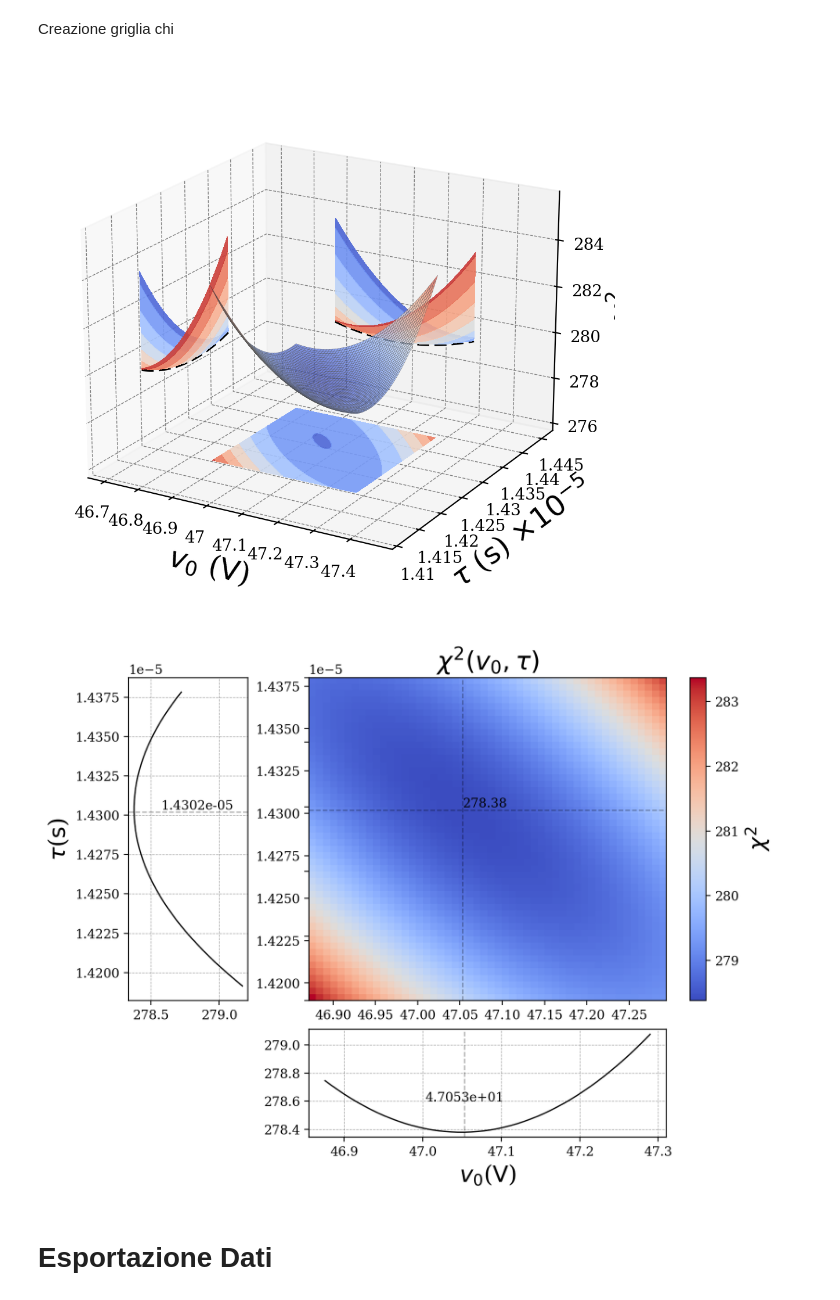
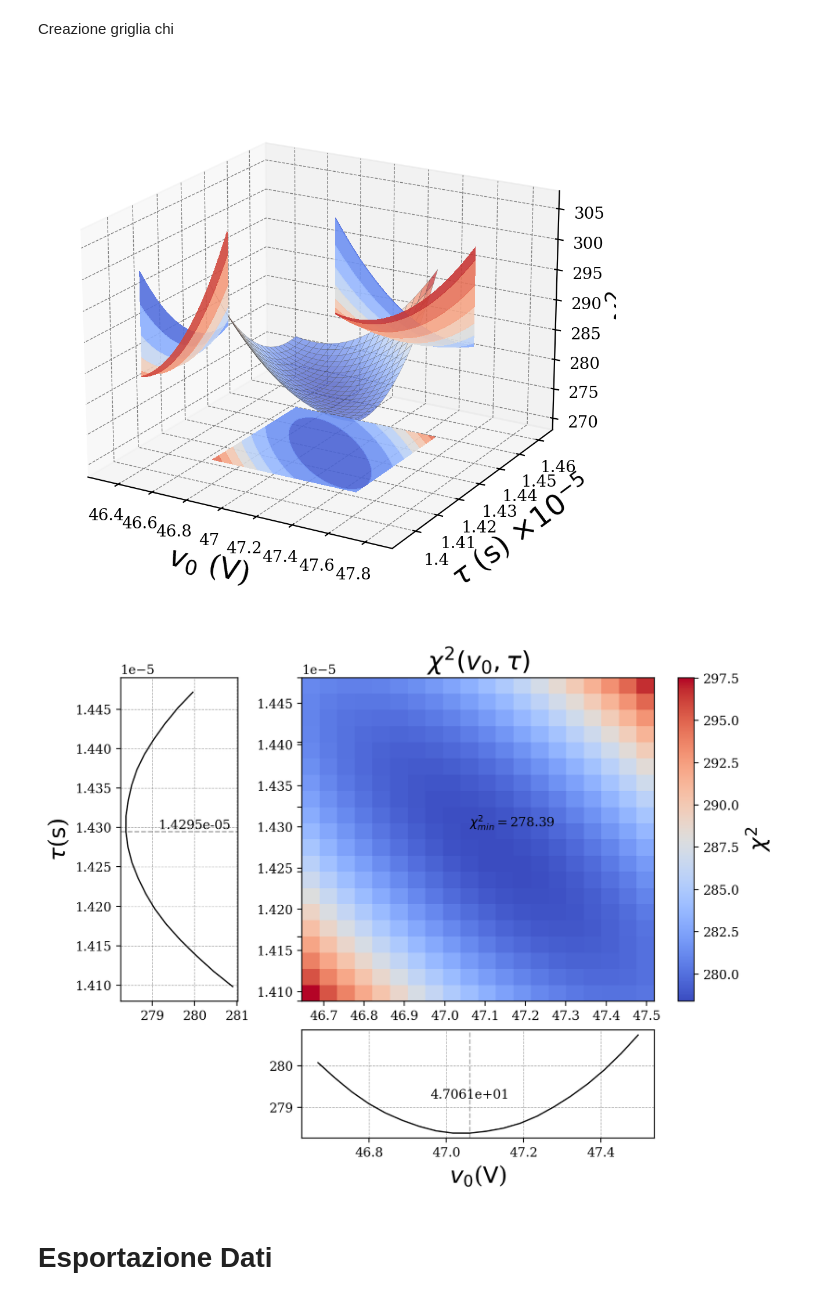
Before and after one commit to nichettg/Codici, a Jupyter notebook: 5. RLC Dominio Tempo/chi.ipynb, the cells around one changed output. Saved outputs shown, nothing was run; the diff lists cells and outputs as text; code cells hidden in the pictures.

```diff
--- a/5. RLC Dominio Tempo/chi.ipynb
+++ b/5. RLC Dominio Tempo/chi.ipynb
@@ -221,8 +274,8 @@ if not pickle_presente:
 # %%
-grafico_chi(v0, s_v, tau0, s_tau, chi_quadri_V, chi_column_V, "v_0", "tau", r"($\mathrm{V}$)", r"($\mathrm{s}$)")
+grafico_chi('V', "v_0", "tau", r"($\mathrm{V}$)", r"($\mathrm{s}$)")
 # %% [output]
-[figure, old version]
+[figure, new version]
-[figure, old version]
+[figure, new version]
 # %% [markdown]
 # Esportazione Dati
 # %% [markdown]
```
Also changed, not shown: parts of 21 cells of this notebook, 5 other files.
